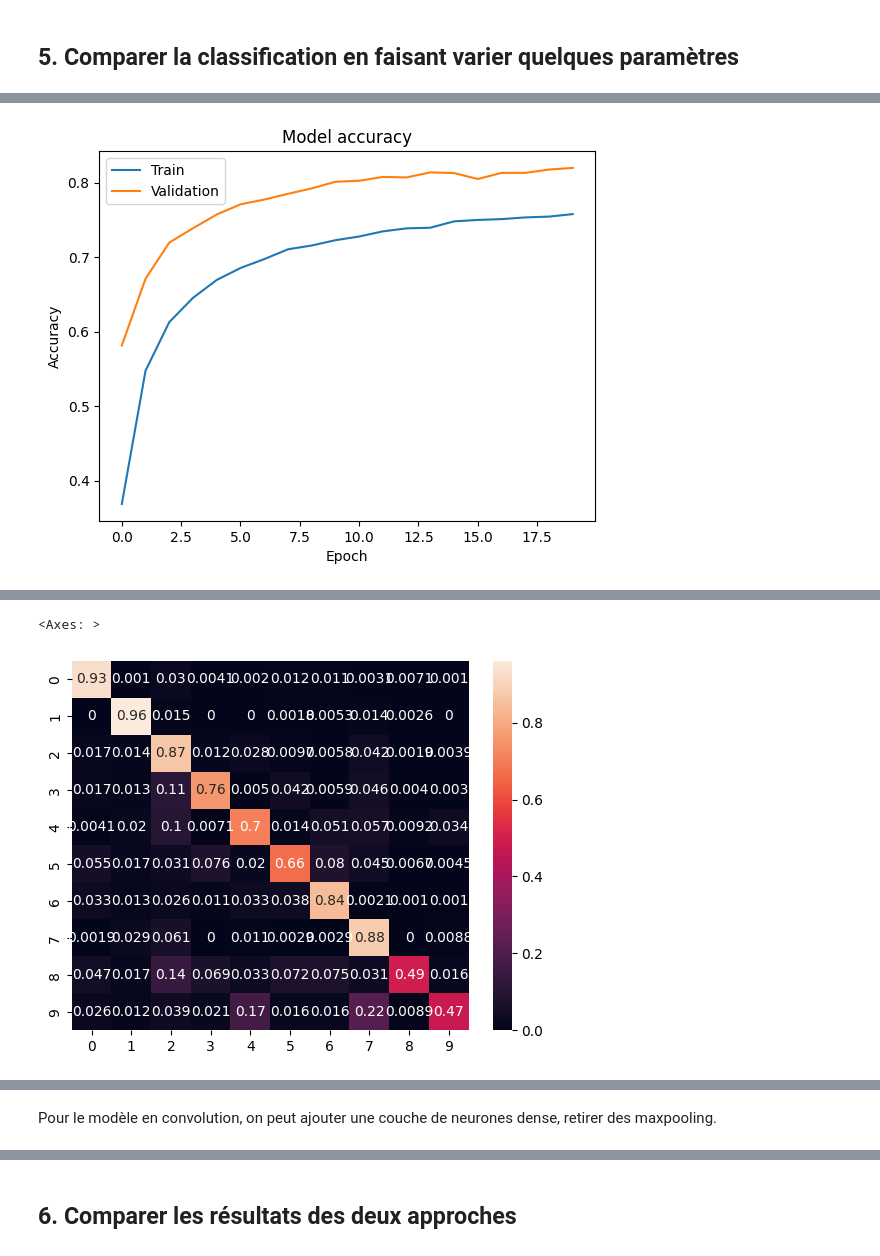
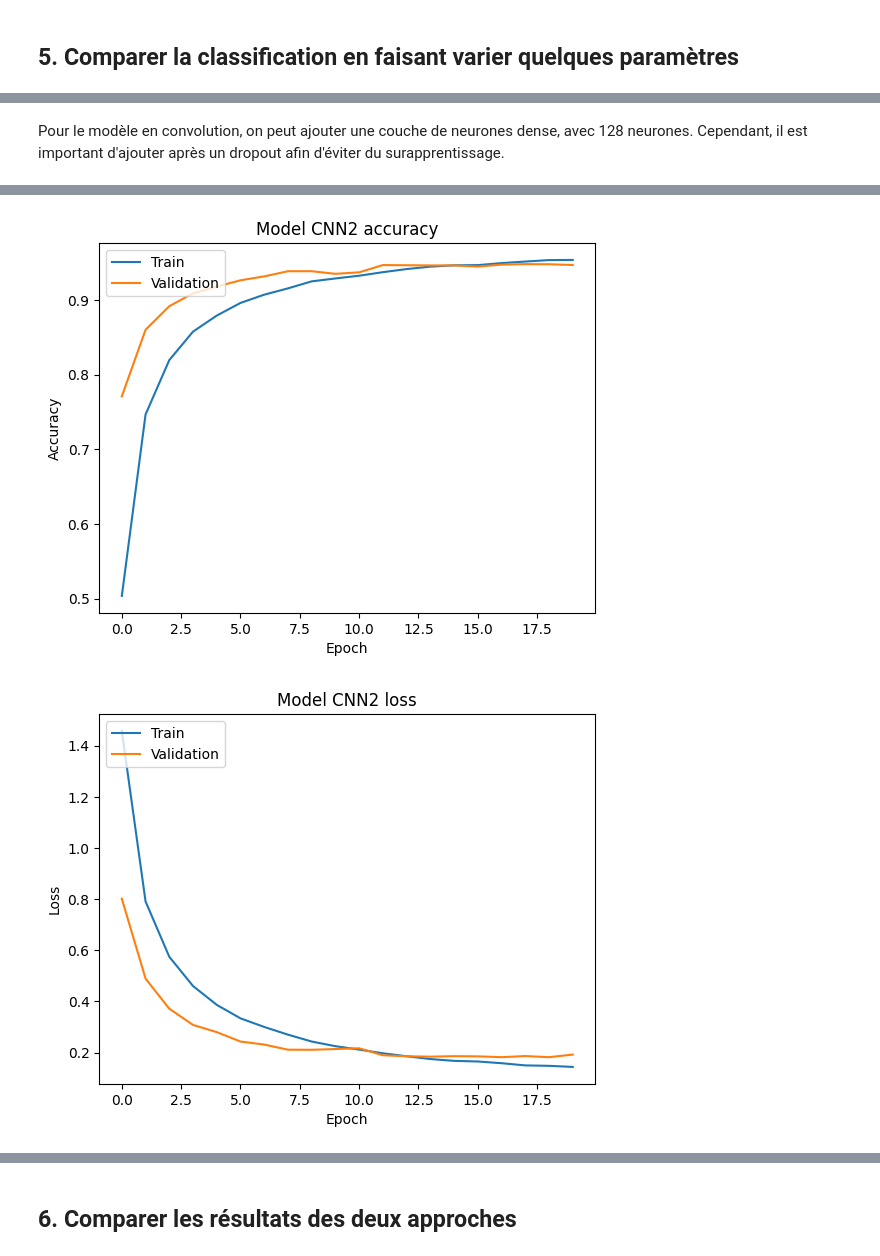
Before and after one commit to StudiousPillow/projet_cours_MNIST, a Jupyter notebook: src/MNIST.ipynb, the cells around one changed output, grey strips where cells are left out. Drawn from its saved outputs; the diff is of its cells as text; code cells hidden in the pictures.

```diff
--- a/src/MNIST.ipynb
+++ b/src/MNIST.ipynb
@@ -303,41 +422,65 @@ Il n'est pas intéressant d'ajouter des couches denses ; cela ne rendra pas le m
+# %% [markdown]
+Pour le modèle en convolution, on peut ajouter une couche de neurones dense, avec 128 neurones. Cependant, il est important d'ajouter après un dropout afin d'éviter du surapprentissage.
 # %%
-def dense2():
+random.seed(666)
+def make_cnn2():
     model = Sequential()
-    model.add(Flatten(input_shape=(28,28,1)))
-    model.add(Dense(units=256, activation='relu', kernel_initializer='he_uniform'))
-    model.add(Dropout(0.3))
-    model.add(Dense(units=128, activation='relu', kernel_initializer='he_uniform'))
+    model.add(Conv2D(filters=32, kernel_size=(3,3), activation='relu', kernel_initializer='he_uniform', input_shape=(28, 28,1)))
+    model.add(MaxPooling2D(pool_size=(2,2)))
+    model.add(Conv2D(filters=64, kernel_size=(3,3), activation='relu', kernel_initializer='he_uniform'))
+    model.add(MaxPooling2D(pool_size=(2,2)))
+    model.add(Flatten())
+    ## Add a dense layer
+    model.add(Dense(units=128, activation='relu'))
     model.add(Dropout(0.3))
     # 10 output neuron for the 10 possibles labels, the 10 classes
     model.add(Dense(units=10, activation='softmax'))
-    opt = optimizers.RMSprop(learning_rate=0.001)
+    opt = optimizers.RMSprop(learning_rate=0.0005)
     model.compile(optimizer=opt, loss='categorical_crossentropy',
                   metrics=['accuracy'])
     return model
 
-model_dense2 = dense2()
-history_dense2 = model_dense2.fit(X_train, Y_train_oh,
-                                  validation_split=0.2,
-                                  epochs=20,
-                                  batch_size=50,
-                                  callbacks = [callback])
-print(history_dense2.history.keys())
-plt.plot(history_dense2.history['accuracy'])
-plt.plot(history_dense2.history['val_accuracy'])
-plt.title('Model accuracy')
+model_cnn2 = make_cnn2()
+plot_model(model_cnn2, to_file="../img/model_cnn2.png",
+               show_shapes=True, show_layer_names=True)
+# print(f'{model_dense1.summary()}')
+hist_cnn2 = model_cnn2.fit(X_train,
+                              Y_train_oh,
+                              validation_split=0.2,
+                              epochs=20,
+                              batch_size=100)
+model_cnn2.save('../results/model_cnn2.keras')
+print(hist_cnn2.history.keys())
+plt.plot(hist_cnn2.history['accuracy'])
+plt.plot(hist_cnn2.history['val_accuracy'])
+plt.title('Model CNN2 accuracy')
 plt.ylabel('Accuracy')
 plt.xlabel('Epoch')
 plt.legend(['Train', 'Validation'], loc='upper left')
 plt.show()
+plt.savefig('../img/model_cnn2_accuracy')
 
-Y_pred_oh = model_dense2.predict(X_test)
+plt.plot(hist_cnn2.history['loss'])
+plt.plot(hist_cnn2.history['val_loss'])
+plt.title('Model CNN2 loss')
+plt.ylabel('Loss')
+plt.xlabel('Epoch')
+plt.legend(['Train', 'Validation'], loc='upper left')
+plt.show()
+plt.savefig('../img/model_cnn2_loss')
+
+Y_pred_oh_cnn2 = model_cnn2.predict(X_test)
 # print(Y_pred_oh.shape)
 # print(Y_test_oh.shape)
-Y_pred_classes = np.argmax(Y_pred_oh,axis = 1)
+Y_pred_classes_cnn2 = np.argmax(Y_pred_oh_cnn2,axis = 1)
 # Y_test_classes = np.argmax(Y_test_oh,axis = 1)
 # print(Y_pred_classes, len(Y_pred_classes))
 # print(Y_test_classes, len(Y_test_classes))
-sns.heatmap(confusion_matrix(Y_test_classes, Y_pred_classes,
-                             normalize='true'), annot=True)
+conf_matrix = confusion_matrix(Y_test_classes, Y_pred_classes_cnn2, normalize='true')
+conf_matrix = np.around(conf_matrix, 2)
+heatmap = sns.heatmap(conf_matrix, annot=True)
+heatmap.set_title('model_cnn2 heatmap')
+fig = heatmap.get_figure()
+fig.savefig("../img/model_cnn2_heatmap.png")
 # %% [output]
 Epoch 1/20
@@ -359,2 +502,3 @@ Epoch 20/20
 dict_keys(['accuracy', 'loss', 'val_accuracy', 'val_loss'])
-[figure, old version]
+[figure, new version]
+[figure, new version]
@@ -362,2 +505,0 @@ dict_keys(['accuracy', 'loss', 'val_accuracy', 'val_loss'])
-<Axes: >
-[figure, old version]
@@ -364,2 +506,0 @@ dict_keys(['accuracy', 'loss', 'val_accuracy', 'val_loss'])
-# %% [markdown]
-Pour le modèle en convolution, on peut ajouter une couche de neurones dense, retirer des maxpooling.
```
Also changed, not shown: parts of 51 cells of this notebook, 3 other files.
